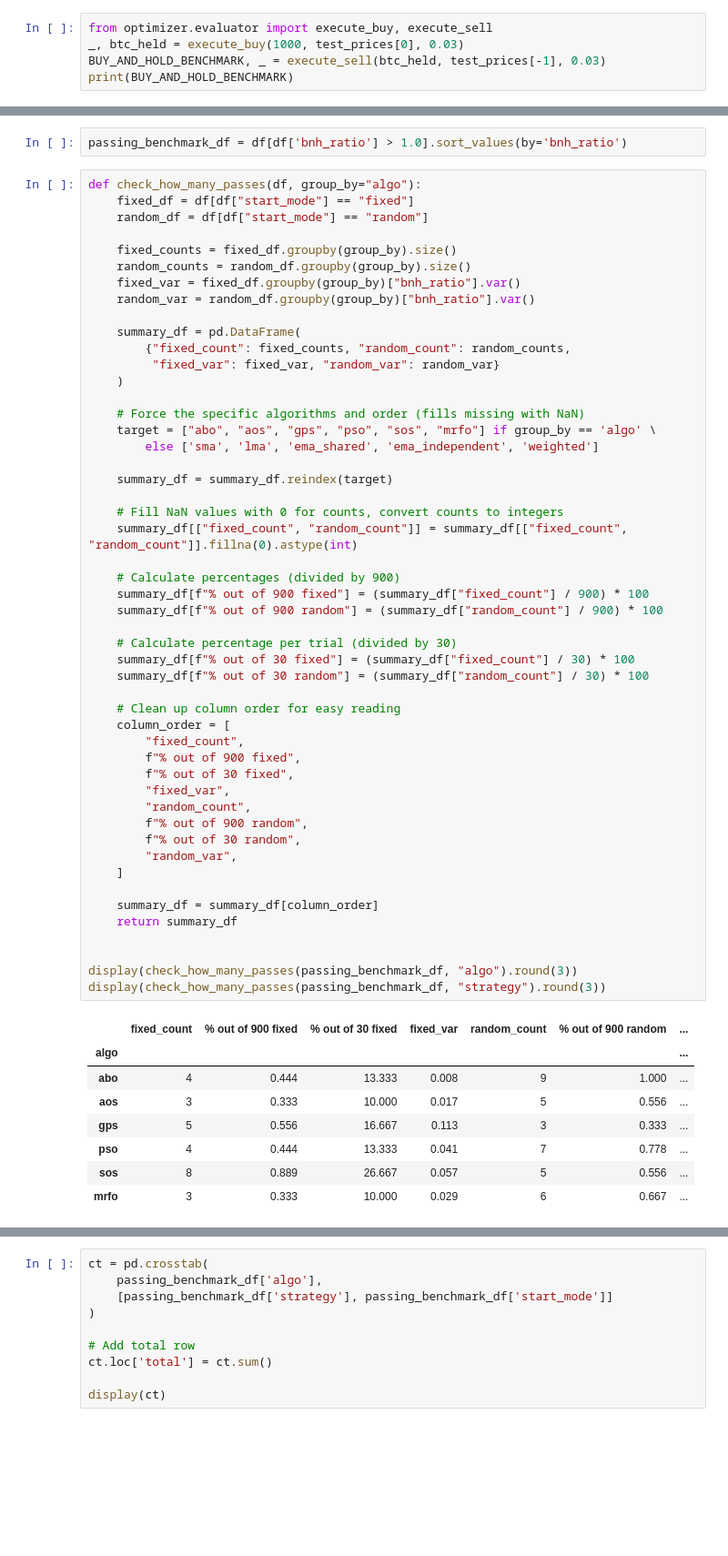
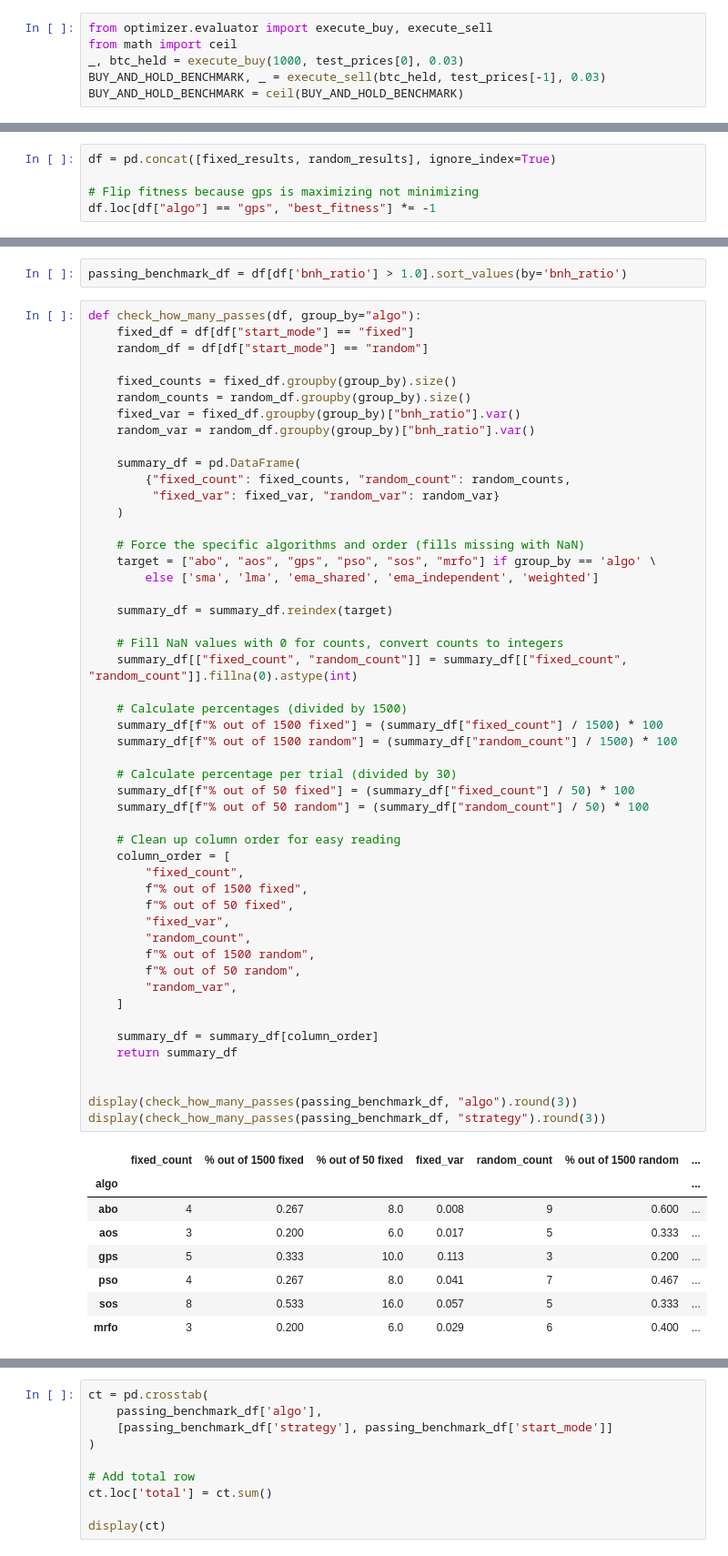
Before and after one commit to AndreHrs/trading-param-optimizer, a Jupyter notebook: notebook.ipynb, the cells around one changed output, grey strips where cells are left out. Shown at 91% size. Cells and saved outputs as stored; diff of their text form; blank space fills up the shorter version.

```diff
--- a/notebook.ipynb
+++ b/notebook.ipynb
@@ -6,6 +6,7 @@ train_prices, train_dates, test_prices, test_dates = load_data("./data/BTC-Daily
 We are going to determine a naive solution of Buy and Hold as benchmark for performance later
 # %%
 from optimizer.evaluator import execute_buy, execute_sell
+from math import ceil
 _, btc_held = execute_buy(1000, test_prices[0], 0.03)
 BUY_AND_HOLD_BENCHMARK, _ = execute_sell(btc_held, test_prices[-1], 0.03)
-print(BUY_AND_HOLD_BENCHMARK)
+BUY_AND_HOLD_BENCHMARK = ceil(BUY_AND_HOLD_BENCHMARK)
@@ -208,6 +255,11 @@ plt.rcParams.update({
     'axes.spines.top': False,
     'axes.spines.right': False,
 })
+# %%
+df = pd.concat([fixed_results, random_results], ignore_index=True)
+
+# Flip fitness because gps is maximizing not minimizing
+df.loc[df["algo"] == "gps", "best_fitness"] *= -1
 # %% [markdown]
 # Kruskal Wallis
 # %%
@@ -351,47 +437,47 @@ def check_how_many_passes(df, group_by="algo"):
          "fixed_var": fixed_var, "random_var": random_var}
     )
 
     # Force the specific algorithms and order (fills missing with NaN)
     target = ["abo", "aos", "gps", "pso", "sos", "mrfo"] if group_by == 'algo' \
         else ['sma', 'lma', 'ema_shared', 'ema_independent', 'weighted']
 
     summary_df = summary_df.reindex(target)
 
     # Fill NaN values with 0 for counts, convert counts to integers
     summary_df[["fixed_count", "random_count"]] = summary_df[["fixed_count", "random_count"]].fillna(0).astype(int)
 
-    # Calculate percentages (divided by 900)
-    summary_df[f"% out of 900 fixed"] = (summary_df["fixed_count"] / 900) * 100
-    summary_df[f"% out of 900 random"] = (summary_df["random_count"] / 900) * 100
+    # Calculate percentages (divided by 1500)
+    summary_df[f"% out of 1500 fixed"] = (summary_df["fixed_count"] / 1500) * 100
+    summary_df[f"% out of 1500 random"] = (summary_df["random_count"] / 1500) * 100
 
     # Calculate percentage per trial (divided by 30)
-    summary_df[f"% out of 30 fixed"] = (summary_df["fixed_count"] / 30) * 100
-    summary_df[f"% out of 30 random"] = (summary_df["random_count"] / 30) * 100
+    summary_df[f"% out of 50 fixed"] = (summary_df["fixed_count"] / 50) * 100
+    summary_df[f"% out of 50 random"] = (summary_df["random_count"] / 50) * 100
 
     # Clean up column order for easy reading
     column_order = [
         "fixed_count",
-        f"% out of 900 fixed",
-        f"% out of 30 fixed",
+        f"% out of 1500 fixed",
+        f"% out of 50 fixed",
         "fixed_var",
         "random_count",
-        f"% out of 900 random",
-        f"% out of 30 random",
+        f"% out of 1500 random",
+        f"% out of 50 random",
         "random_var",
     ]
 
     summary_df = summary_df[column_order]
     return summary_df
 
 
 display(check_how_many_passes(passing_benchmark_df, "algo").round(3))
 display(check_how_many_passes(passing_benchmark_df, "strategy").round(3))
 # %% [output]
-|  | fixed_count | % out of 900 fixed | % out of 30 fixed | fixed_var | random_count | % out of 900 random | ... |
+|  | fixed_count | % out of 1500 fixed | % out of 50 fixed | fixed_var | random_count | % out of 1500 random | ... |
 | algo |  |  |  |  |  |  | ... |
-| abo | 4 | 0.444 | 13.333 | 0.008 | 9 | 1.000 | ... |
-| aos | 3 | 0.333 | 10.000 | 0.017 | 5 | 0.556 | ... |
-| gps | 5 | 0.556 | 16.667 | 0.113 | 3 | 0.333 | ... |
-| pso | 4 | 0.444 | 13.333 | 0.041 | 7 | 0.778 | ... |
-| sos | 8 | 0.889 | 26.667 | 0.057 | 5 | 0.556 | ... |
-| mrfo | 3 | 0.333 | 10.000 | 0.029 | 6 | 0.667 | ... |
+| abo | 4 | 0.267 | 8.0 | 0.008 | 9 | 0.600 | ... |
+| aos | 3 | 0.200 | 6.0 | 0.017 | 5 | 0.333 | ... |
+| gps | 5 | 0.333 | 10.0 | 0.113 | 3 | 0.200 | ... |
+| pso | 4 | 0.267 | 8.0 | 0.041 | 7 | 0.467 | ... |
+| sos | 8 | 0.533 | 16.0 | 0.057 | 5 | 0.333 | ... |
+| mrfo | 3 | 0.200 | 6.0 | 0.029 | 6 | 0.400 | ... |
```
Also changed, not shown: parts of 9 cells of this notebook, 4 other files.
